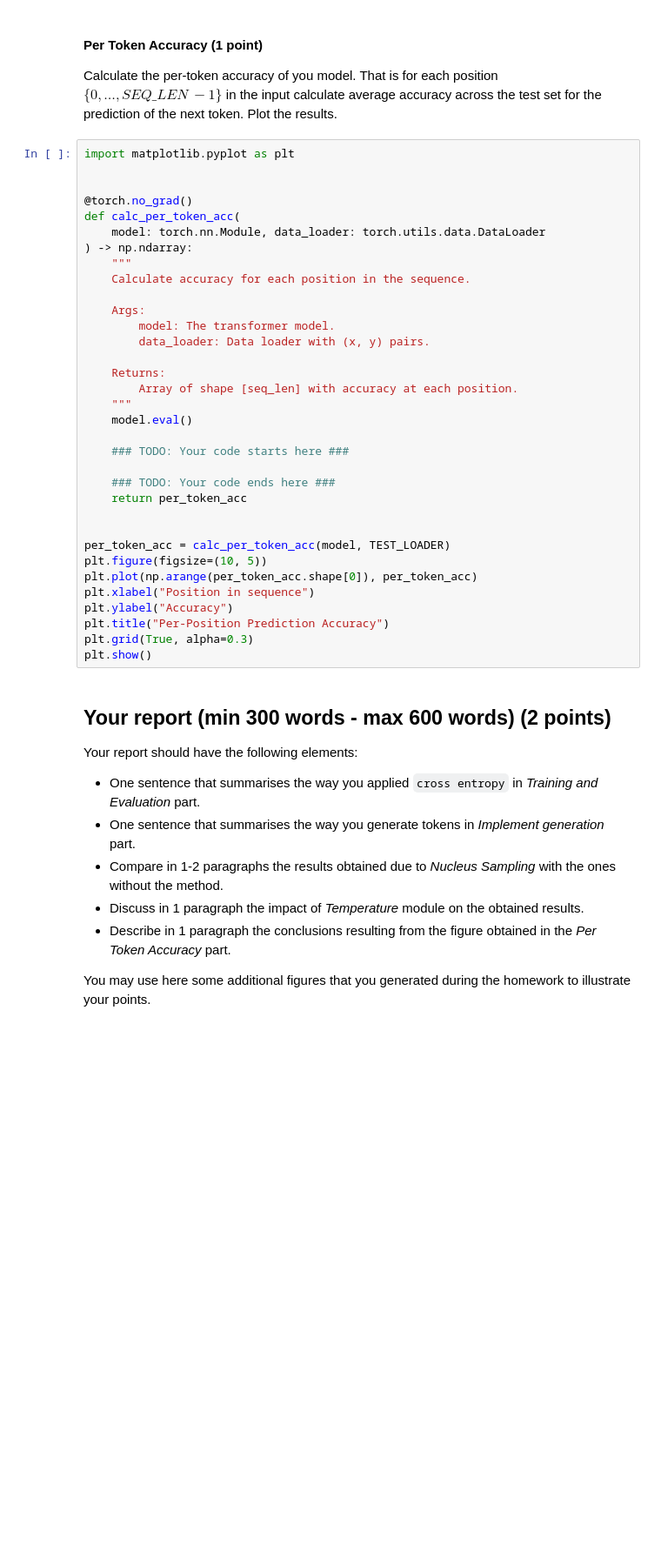
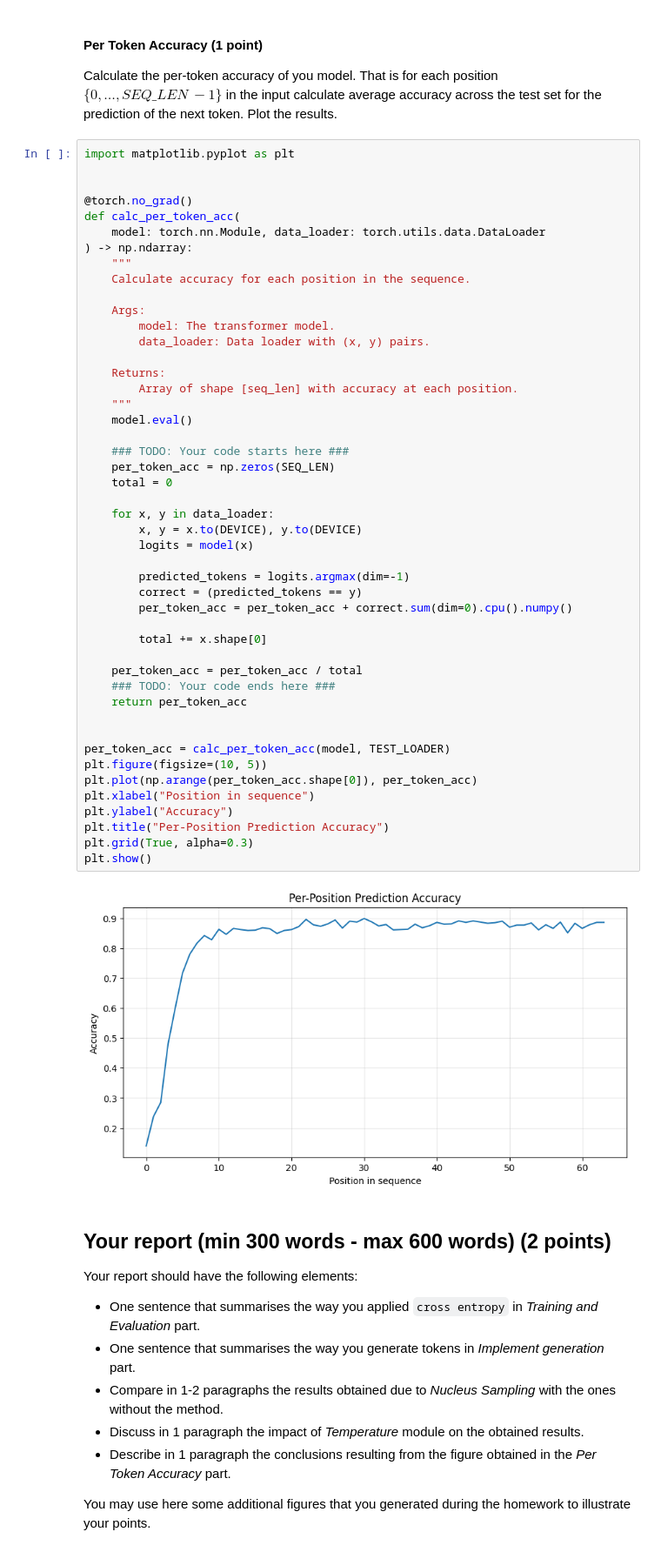
Before and after one commit to Wojttekja/Deep-Neural-Networks, a Jupyter notebook: homework_3/hw_3_gpt_oss_student.ipynb, the cells around one changed output. Shown at 87% size. Cells and saved outputs as stored; diff of their text form; blank space fills up the shorter version.

```diff
--- a/homework_3/hw_3_gpt_oss_student.ipynb
+++ b/homework_3/hw_3_gpt_oss_student.ipynb
@@ -1768,33 +1790,48 @@ import matplotlib.pyplot as plt
 @torch.no_grad()
 def calc_per_token_acc(
     model: torch.nn.Module, data_loader: torch.utils.data.DataLoader
 ) -> np.ndarray:
     """
     Calculate accuracy for each position in the sequence.
 
     Args:
         model: The transformer model.
         data_loader: Data loader with (x, y) pairs.
 
     Returns:
         Array of shape [seq_len] with accuracy at each position.
     """
     model.eval()
 
     ### TODO: Your code starts here ###
+    per_token_acc = np.zeros(SEQ_LEN)
+    total = 0
 
+    for x, y in data_loader:
+        x, y = x.to(DEVICE), y.to(DEVICE)
+        logits = model(x)
+
+        predicted_tokens = logits.argmax(dim=-1)
+        correct = (predicted_tokens == y)
+        per_token_acc = per_token_acc + correct.sum(dim=0).cpu().numpy()
+
+        total += x.shape[0]
+
+    per_token_acc = per_token_acc / total
     ### TODO: Your code ends here ###
     return per_token_acc
 
 
 per_token_acc = calc_per_token_acc(model, TEST_LOADER)
 plt.figure(figsize=(10, 5))
 plt.plot(np.arange(per_token_acc.shape[0]), per_token_acc)
 plt.xlabel("Position in sequence")
 plt.ylabel("Accuracy")
 plt.title("Per-Position Prediction Accuracy")
 plt.grid(True, alpha=0.3)
 plt.show()
+# %% [output]
+[figure, added]
 # %% [markdown]
 ## Your report (min 300 words - max 600 words) (2 points)
 
```
Also changed, not shown: parts of 8 cells of this notebook.
